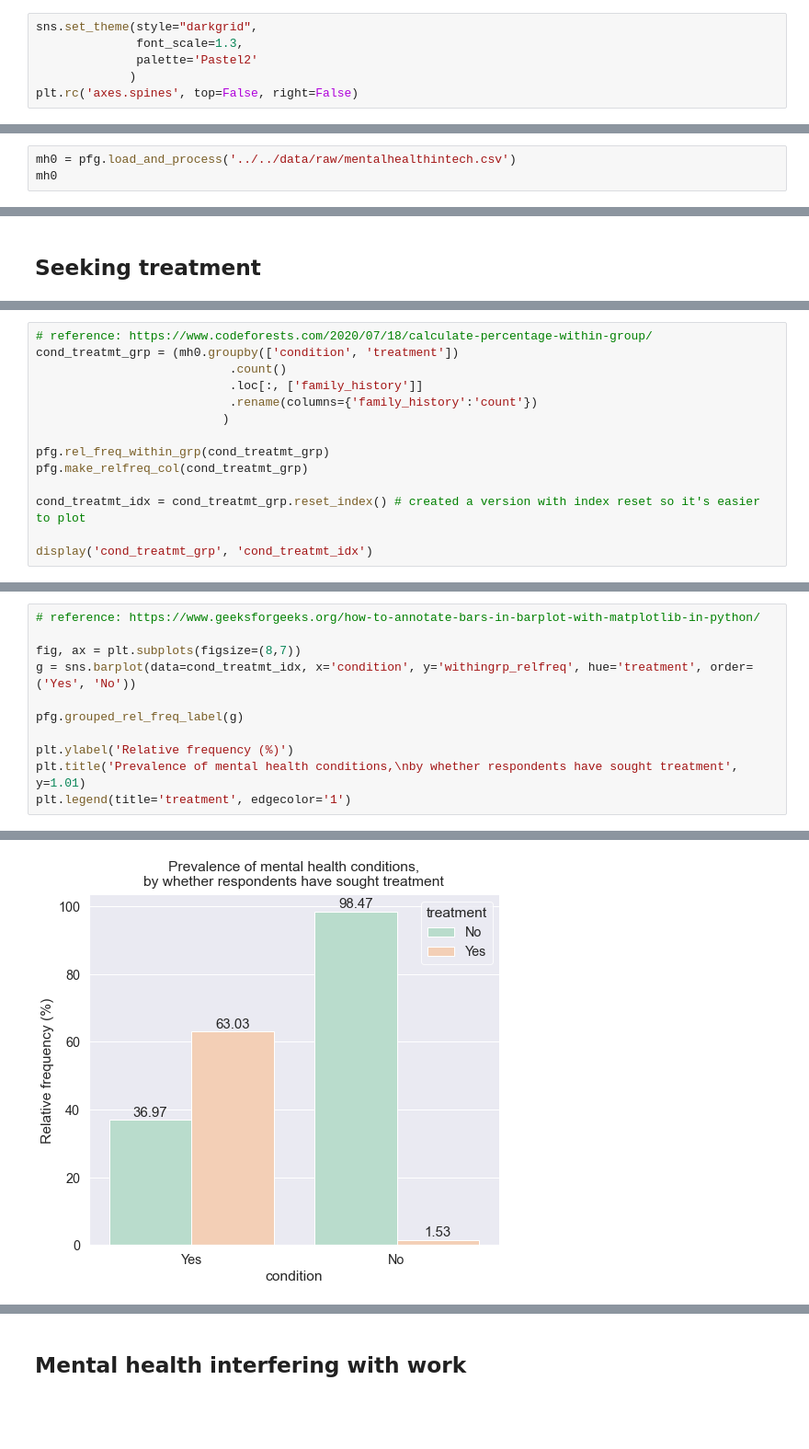
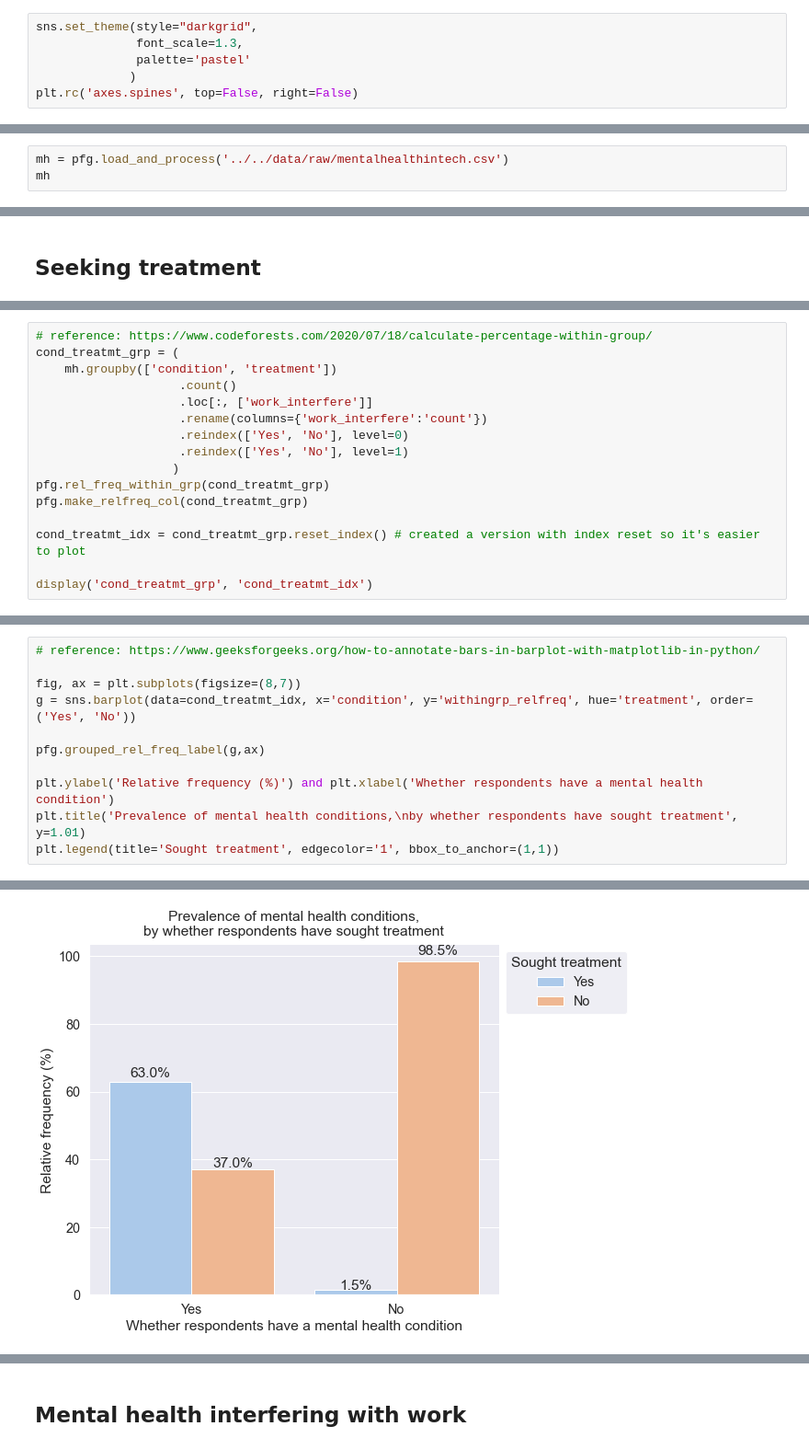
Before and after one commit to cltomiyama/MentalHealthSurvey_analysis, a Jupyter notebook: analysis/gale/analysis_notebook_gc.ipynb, the cells around one changed output, grey strips where cells are left out. Shown at 92% size. Saved outputs shown, nothing was run; the diff lists cells and outputs as text; blank space fills up the shorter version.

```diff
--- a/analysis/gale/analysis_notebook_gc.ipynb
+++ b/analysis/gale/analysis_notebook_gc.ipynb
@@ -14,7 +14,7 @@ from pandas_profiling import ProfileReport
 # %%
 sns.set_theme(style="darkgrid",
               font_scale=1.3,
-              palette='Pastel2'
+              palette='pastel'
              )
 plt.rc('axes.spines', top=False, right=False)
 # %% [markdown]
@@ -36,6 +37,6 @@ plt.rc('axes.spines', top=False, right=False)
 # %% [markdown]
 ## Data loading and processing
 # %%
-mh0 = pfg.load_and_process('../../data/raw/mentalhealthintech.csv')
-mh0
+mh = pfg.load_and_process('../../data/raw/mentalhealthintech.csv')
+mh
 # %% [output]
@@ -201,11 +187,13 @@ plt.legend(title='Family history\nof mental illness', edgecolor='1')
 # %%
 # reference: https://www.codeforests.com/2020/07/18/calculate-percentage-within-group/
-cond_treatmt_grp = (mh0.groupby(['condition', 'treatment'])
-                           .count()
-                           .loc[:, ['family_history']]
-                           .rename(columns={'family_history':'count'})
-                          )
-
+cond_treatmt_grp = (
+    mh.groupby(['condition', 'treatment'])
+                    .count()
+                    .loc[:, ['work_interfere']]
+                    .rename(columns={'work_interfere':'count'})
+                    .reindex(['Yes', 'No'], level=0)
+                    .reindex(['Yes', 'No'], level=1)
+                   )
 pfg.rel_freq_within_grp(cond_treatmt_grp)
 pfg.make_relfreq_col(cond_treatmt_grp)
 
@@ -229,17 +217,17 @@ cond_treatmt_idx
 # %%
 # reference: https://www.geeksforgeeks.org/how-to-annotate-bars-in-barplot-with-matplotlib-in-python/
 
 fig, ax = plt.subplots(figsize=(8,7))
 g = sns.barplot(data=cond_treatmt_idx, x='condition', y='withingrp_relfreq', hue='treatment', order=('Yes', 'No'))
 
-pfg.grouped_rel_freq_label(g)
+pfg.grouped_rel_freq_label(g,ax)
 
-plt.ylabel('Relative frequency (%)')
+plt.ylabel('Relative frequency (%)') and plt.xlabel('Whether respondents have a mental health condition')
 plt.title('Prevalence of mental health conditions,\nby whether respondents have sought treatment', y=1.01)
-plt.legend(title='treatment', edgecolor='1')
+plt.legend(title='Sought treatment', edgecolor='1', bbox_to_anchor=(1,1))
 # %% [output]
 <matplotlib.legend.Legend at 0x...>
-[figure, old version]
+[figure, new version]
 # %% [markdown]
 - Out of the 687 people who indicated mental health issues, over half have sought treatment (63.03%).
 - On the other hand, however, over a quarter of people with a mental health condition have not sought treatment (36.97%).
```
Also changed, not shown: parts of 55 cells of this notebook.
